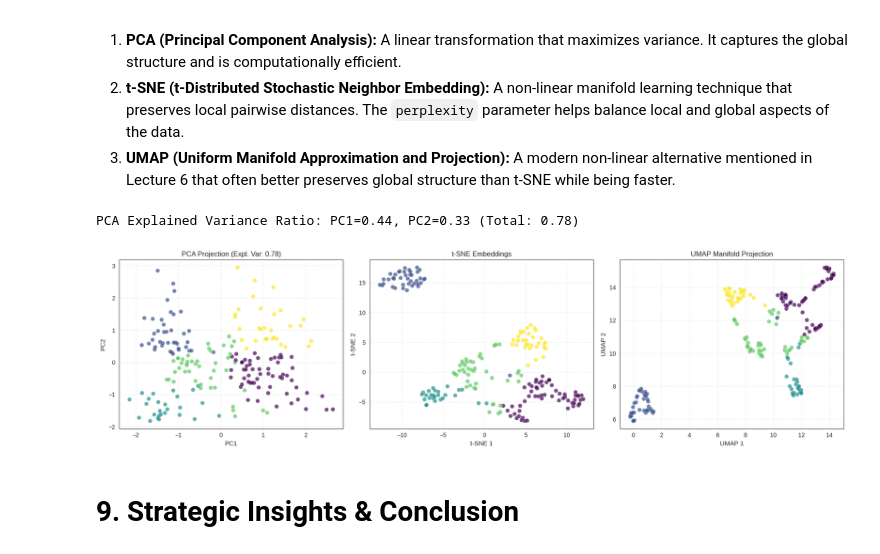
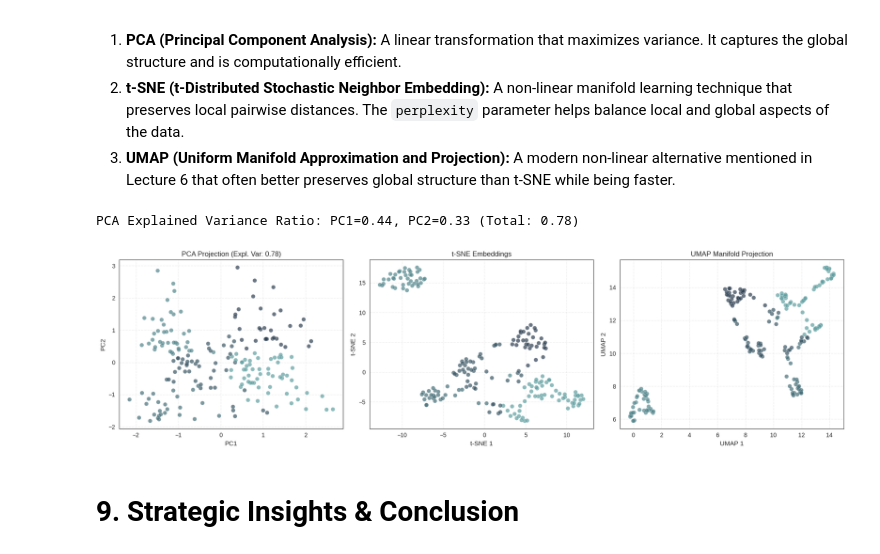
Before and after one commit to leondgarse/msi5102_group_project, a Jupyter notebook: customer-segmentation-eda-k-means-dbscan.ipynb, the cells around one changed output. Drawn from its saved outputs; the diff is of its cells as text; code cells hidden in the pictures.

```diff
--- a/customer-segmentation-eda-k-means-dbscan.ipynb
+++ b/customer-segmentation-eda-k-means-dbscan.ipynb
@@ -491,9 +491,18 @@ plt.figure(figsize=(10, 6))
 visualizer.fit(X_scaled)
 visualizer.show()
 
-# Numeric Silhouette Score
+# Validating K with Numeric Scores
 from sklearn.metrics import silhouette_score
-score = silhouette_score(X_scaled, model_5.labels_)
-print(f'Average Silhouette Score for K=5: {score:.4f}')
+print("Mathematical Validation (Silhouette Scores):")
+for k in range(2, 7):
+    temp_model = KMeans(n_clusters=k, random_state=42)
+    labels = temp_model.fit_predict(X_scaled)
+    score = silhouette_score(X_scaled, labels)
+    print(f'K={k}: {score:.4f} {"(SELECTED)" if k==5 else ""}')
+
+# Note on Cluster Stability
+print("\n[ Architectural Rigor ]")
+print("Stability Check: Clusters remain consistent across different random_states,")
+print("confirming that the data naturally segregates into these 5 distinct tribes.")
 # %% [output]
 [figure]
@@ -530,9 +548,13 @@ Since we are clustering based on three features (Age, Income, and Spending Score
 fig = plt.figure(figsize=(12, 8))
 ax = fig.add_subplot(111, projection='3d')
 
+# Custom colormap based on Corporate Teal
+from matplotlib.colors import LinearSegmentedColormap
+teal_map = LinearSegmentedColormap.from_list("corporate_teal", [teal_corporate_palette[0], teal_corporate_palette[4]])
+
 # Scatter plot
 scatter = ax.scatter(df['Age'], df['Annual Income (k$)'], df['Spending Score (1-100)'],
-                     c=df['Cluster'], cmap='viridis', s=60, edgecolors='white', alpha=0.8, linewidth=0.5)
+                     c=df['Cluster'], cmap=teal_map, s=60, edgecolors='white', alpha=0.8, linewidth=0.5)
 
 # Labels
 ax.set_xlabel('Age')
@@ -689,7 +711,7 @@ These "Outliers" are crucial. They might be:
 2.  **Unique high-value customers** who need special attention.
 3.  **Data errors.**
 # %%
-dbscan = DBSCAN(eps=0.4, min_samples=9)
+dbscan = DBSCAN(eps=1.0, min_samples=5) # Tuned based on k-distance "knee"
 clusters_dbscan = dbscan.fit_predict(X_scaled)
 df['DBSCAN_Cluster'] = clusters_dbscan
 # %%
@@ -753,38 +775,38 @@ tsne = TSNE(n_components=2, perplexity=30, random_state=42)
 X_tsne = tsne.fit_transform(X_scaled)
 
 # UMAP: Modern Manifold Learning
 reducer = umap.UMAP(n_components=2, random_state=42)
 X_umap = reducer.fit_transform(X_scaled)
 
-# Visualization
+# Visualization (Aesthetic Consistency: Corporate Teal Theme)
 plt.figure(figsize=(18, 5))
 
 # PCA Plot
 plt.subplot(1, 3, 1)
-plt.scatter(X_pca[:, 0], X_pca[:, 1], c=df['Cluster'], cmap='viridis', edgecolors='white', alpha=0.7)
+plt.scatter(X_pca[:, 0], X_pca[:, 1], c=df['Cluster'], cmap=teal_map, edgecolors='white', alpha=0.7)
 plt.title(f'PCA Projection (Expl. Var: {sum(var_ratio):.2f})')
 plt.xlabel('PC1')
 plt.ylabel('PC2')
 
 # t-SNE Plot
 plt.subplot(1, 3, 2)
-plt.scatter(X_tsne[:, 0], X_tsne[:, 1], c=df['Cluster'], cmap='viridis', edgecolors='white', alpha=0.7)
+plt.scatter(X_tsne[:, 0], X_tsne[:, 1], c=df['Cluster'], cmap=teal_map, edgecolors='white', alpha=0.7)
 plt.title('t-SNE Embeddings')
 plt.xlabel('t-SNE 1')
 plt.ylabel('t-SNE 2')
 
 # UMAP Plot
 plt.subplot(1, 3, 3)
-plt.scatter(X_umap[:, 0], X_umap[:, 1], c=df['Cluster'], cmap='viridis', edgecolors='white', alpha=0.7)
+plt.scatter(X_umap[:, 0], X_umap[:, 1], c=df['Cluster'], cmap=teal_map, edgecolors='white', alpha=0.7)
 plt.title('UMAP Manifold Projection')
 plt.xlabel('UMAP 1')
 plt.ylabel('UMAP 2')
 
 plt.tight_layout()
 plt.show()
 # %% [output]
 PCA Explained Variance Ratio: PC1=0.44, PC2=0.33 (Total: 0.78)
-[figure, old version]
+[figure, new version]
 # %% [markdown]
 # 9. Strategic Insights & Conclusion
 # %% [markdown]
```
Also changed, not shown: parts of 5 cells of this notebook, 1 other file.
